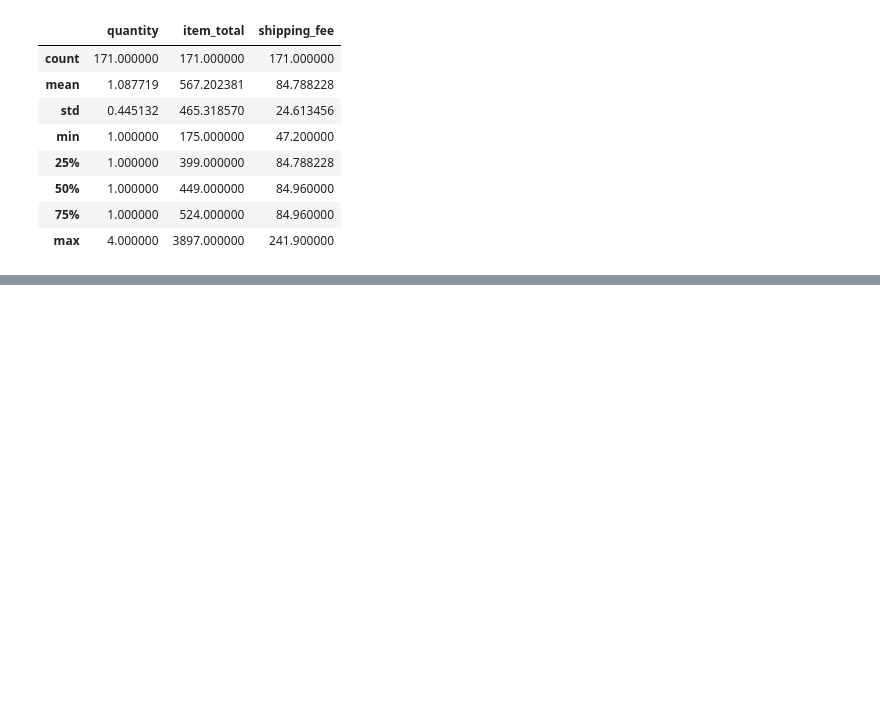
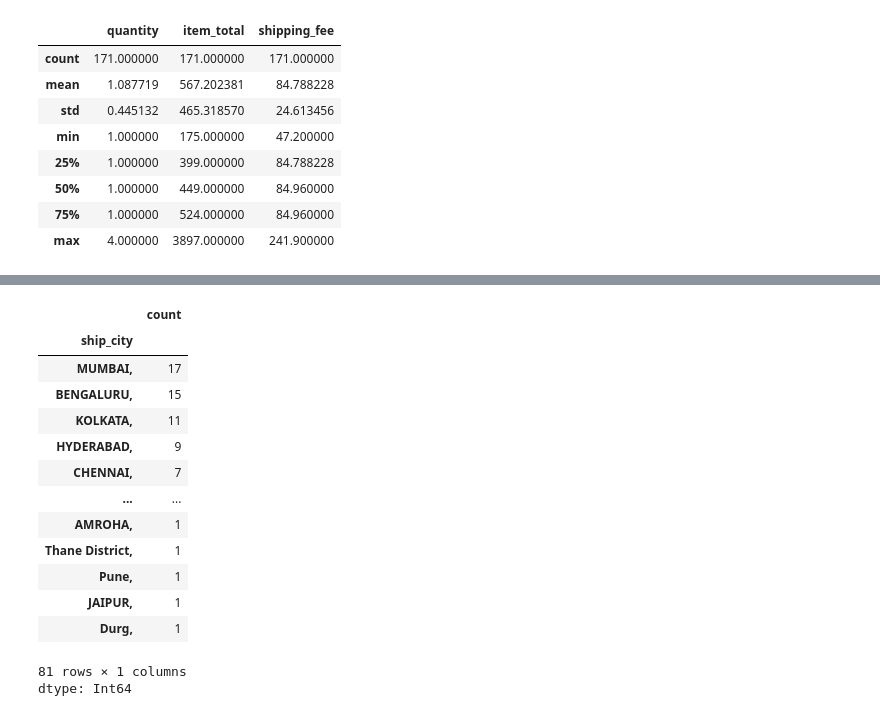
Before and after one commit to kidkezz/Data-practice, a Jupyter notebook: 2025 practicas y proyectos/Python/Practicas/Limpieza de datos/Mnual_eda.ipynb, the cells around one changed output, grey strips where cells are left out. Cells and saved outputs as stored; diff of their text form; code cells hidden in the pictures; blank space fills up the shorter version.

```diff
--- a/2025 practicas y proyectos/Python/Practicas/Limpieza de datos/Mnual_eda.ipynb
+++ b/2025 practicas y proyectos/Python/Practicas/Limpieza de datos/Mnual_eda.ipynb
@@ -572,0 +595,18 @@ df.describe()
+# %%
+df['ship_city'].value_counts()
+# %% [output]
+|  | count |
+| ship_city |  |
+| MUMBAI, | 17 |
+| BENGALURU, | 15 |
+| KOLKATA, | 11 |
+| HYDERABAD, | 9 |
+| CHENNAI, | 7 |
+| ... | ... |
+| AMROHA, | 1 |
+| Thane District, | 1 |
+| Pune, | 1 |
+| JAIPUR, | 1 |
+| Durg, | 1 |
+81 rows × 1 columns
+dtype: Int64
```
Also changed, not shown: parts of 9 cells of this notebook.
